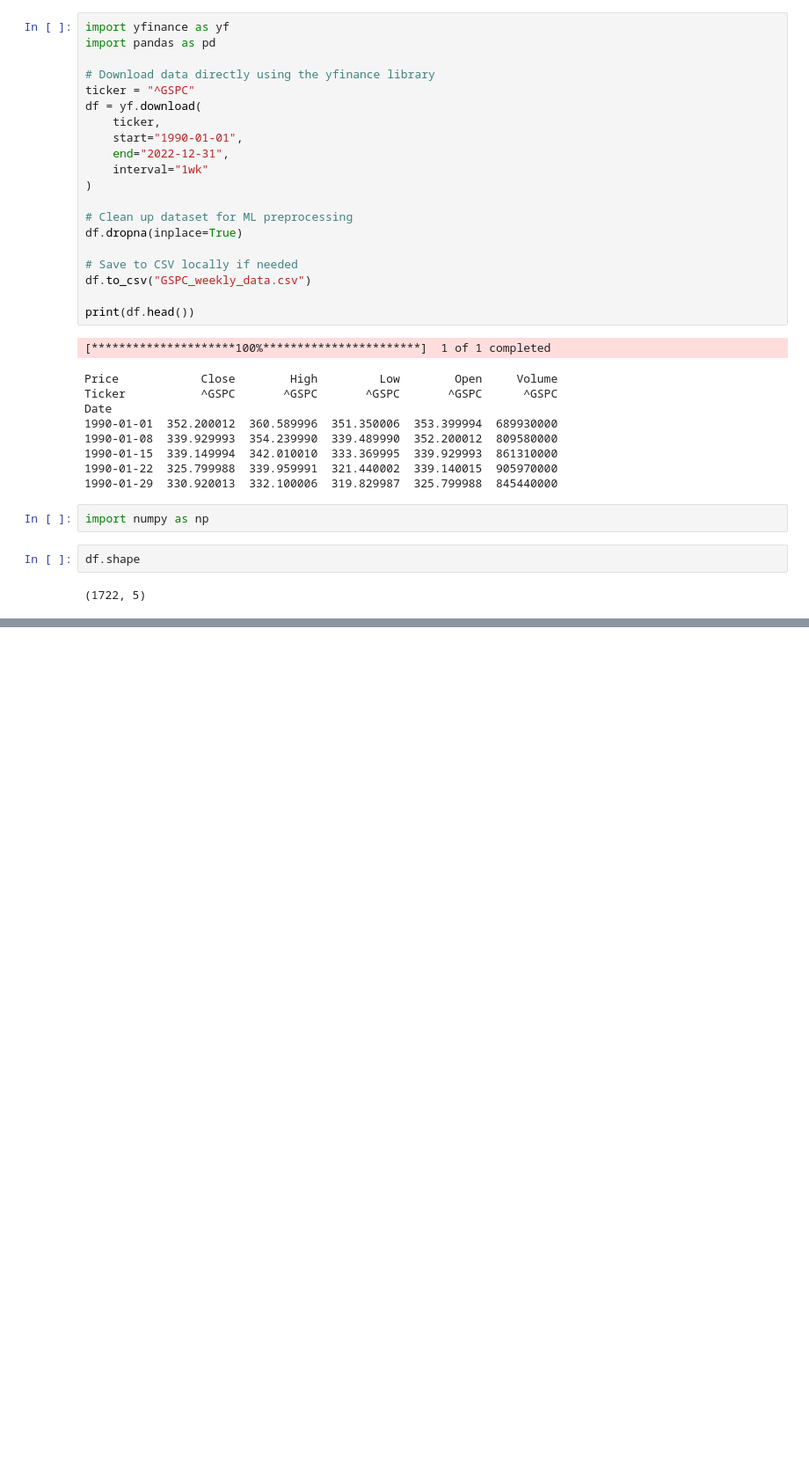
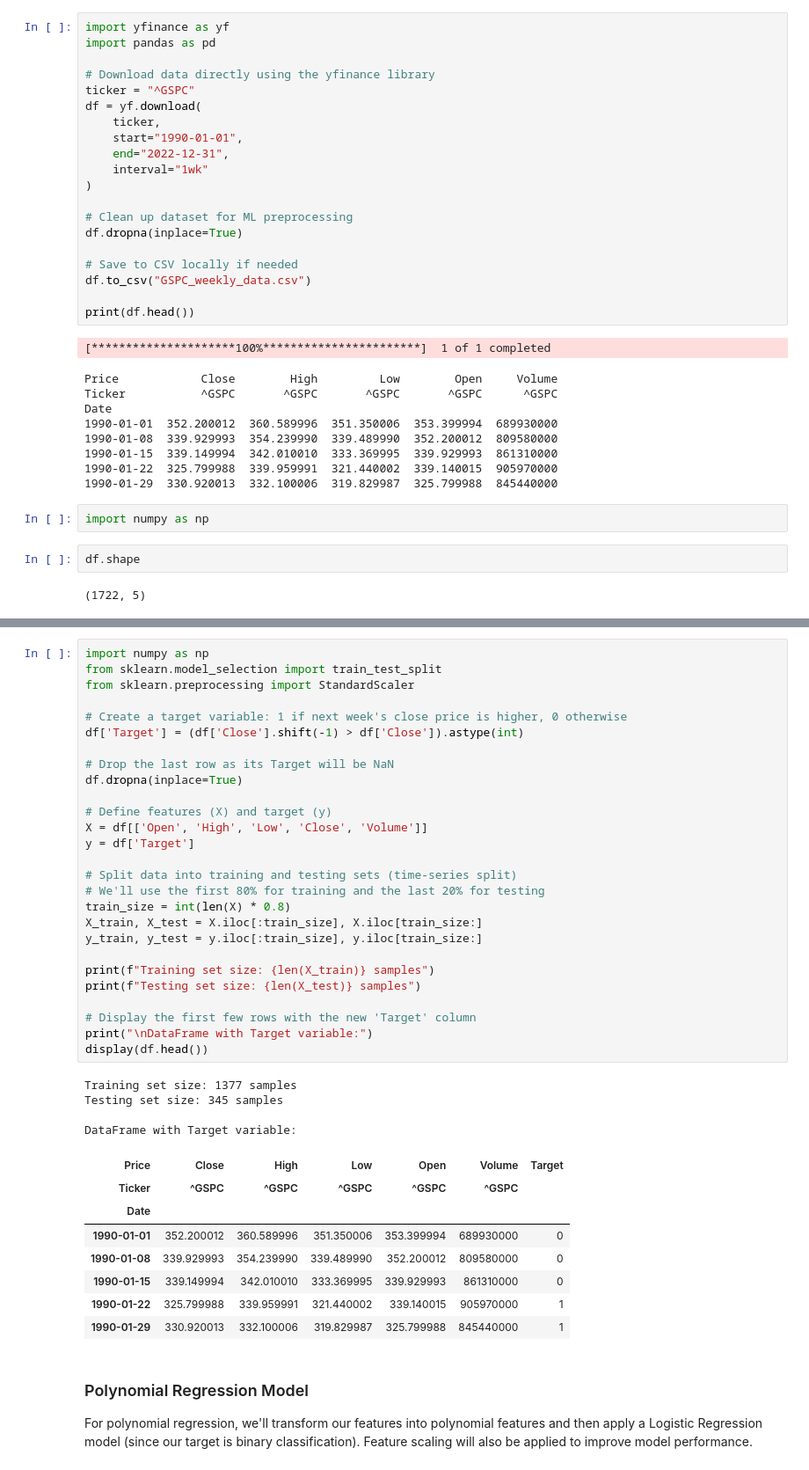
Before and after one commit to RajanyaSaha-27/Stock_Prediction, a Jupyter notebook: Stock1.ipynb, the cells around one changed output, grey strips where cells are left out. Shown at 88% size. Saved outputs shown, nothing was run; the diff lists cells and outputs as text; blank space fills up the shorter version.

```diff
--- a/Stock1.ipynb
+++ b/Stock1.ipynb
@@ -38,0 +60,44 @@ df.shape
+# %%
+import numpy as np
+from sklearn.model_selection import train_test_split
+from sklearn.preprocessing import StandardScaler
+
+# Create a target variable: 1 if next week's close price is higher, 0 otherwise
+df['Target'] = (df['Close'].shift(-1) > df['Close']).astype(int)
+
+# Drop the last row as its Target will be NaN
+df.dropna(inplace=True)
+
+# Define features (X) and target (y)
+X = df[['Open', 'High', 'Low', 'Close', 'Volume']]
+y = df['Target']
+
+# Split data into training and testing sets (time-series split)
+# We'll use the first 80% for training and the last 20% for testing
+train_size = int(len(X) * 0.8)
+X_train, X_test = X.iloc[:train_size], X.iloc[train_size:]
+y_train, y_test = y.iloc[:train_size], y.iloc[train_size:]
+
+print(f"Training set size: {len(X_train)} samples")
+print(f"Testing set size: {len(X_test)} samples")
+
+# Display the first few rows with the new 'Target' column
+print("\nDataFrame with Target variable:")
+display(df.head())
+# %% [output]
+Training set size: 1377 samples
+Testing set size: 345 samples
+
+DataFrame with Target variable:
+| Price | Close | High | Low | Open | Volume | Target |
+| Ticker | ^GSPC | ^GSPC | ^GSPC | ^GSPC | ^GSPC |  |
+| Date |  |  |  |  |  |  |
+| 1990-01-01 | 352.200012 | 360.589996 | 351.350006 | 353.399994 | 689930000 | 0 |
+| 1990-01-08 | 339.929993 | 354.239990 | 339.489990 | 352.200012 | 809580000 | 0 |
+| 1990-01-15 | 339.149994 | 342.010010 | 333.369995 | 339.929993 | 861310000 | 0 |
+| 1990-01-22 | 325.799988 | 339.959991 | 321.440002 | 339.140015 | 905970000 | 1 |
+| 1990-01-29 | 330.920013 | 332.100006 | 319.829987 | 325.799988 | 845440000 | 1 |
+# %% [markdown]
+### Polynomial Regression Model
+
+For polynomial regression, we'll transform our features into polynomial features and then apply a Logistic Regression model (since our target is binary classification). Feature scaling will also be applied to improve model performance.
```
Also changed, not shown: parts of 30 cells of this notebook.
